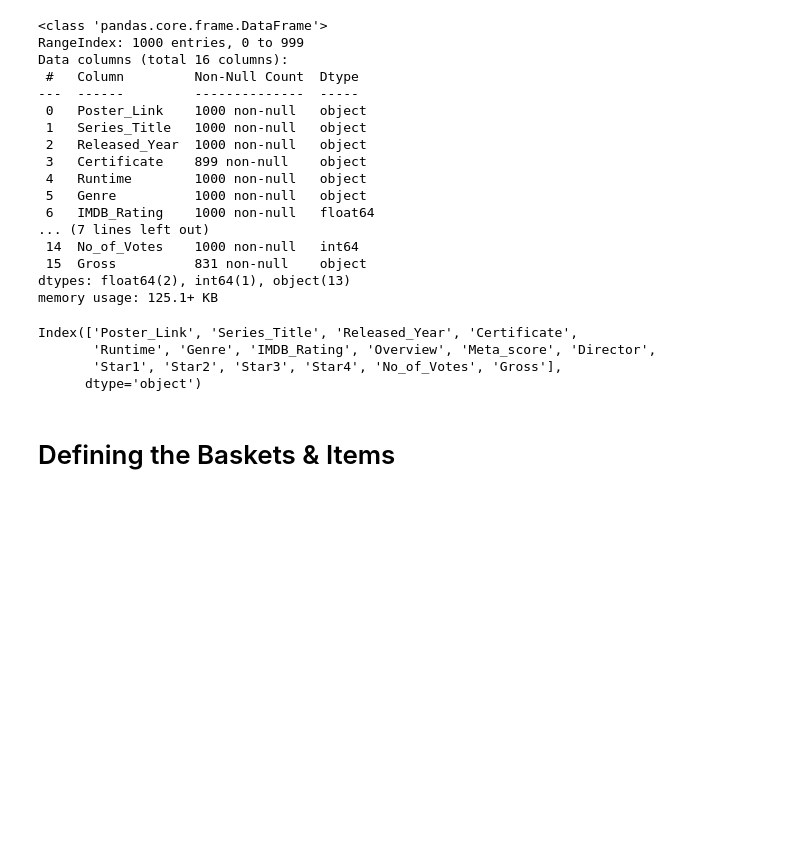
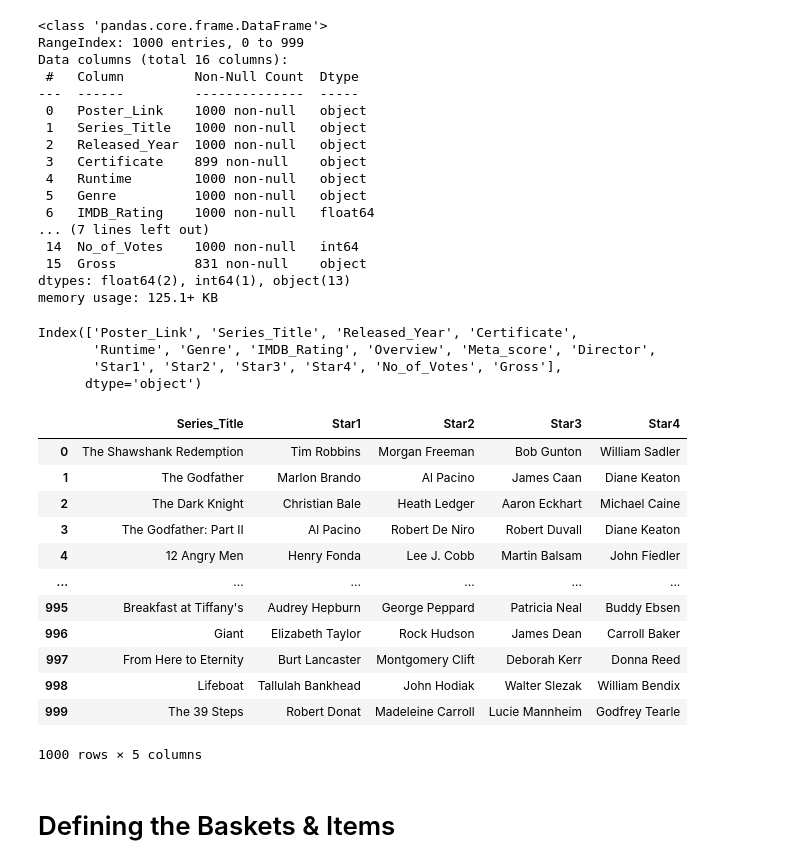
Before and after one commit to bercaakbayir/unimi-dse-amd-assignment, a Jupyter notebook: main.ipynb, the cells around one changed output. Saved outputs shown, nothing was run; the diff lists cells and outputs as text; code cells hidden in the pictures; blank space fills up the shorter version.

```diff
--- a/main.ipynb
+++ b/main.ipynb
@@ -75,6 +75,22 @@ Index(['Poster_Link', 'Series_Title', 'Released_Year', 'Certificate',
        'Runtime', 'Genre', 'IMDB_Rating', 'Overview', 'Meta_score', 'Director',
        'Star1', 'Star2', 'Star3', 'Star4', 'No_of_Votes', 'Gross'],
       dtype='object')
+# %%
+df[['Series_Title', 'Star1', 'Star2', 'Star3', 'Star4']]
+# %% [output]
+|  | Series_Title | Star1 | Star2 | Star3 | Star4 |
+| 0 | The Shawshank Redemption | Tim Robbins | Morgan Freeman | Bob Gunton | William Sadler |
+| 1 | The Godfather | Marlon Brando | Al Pacino | James Caan | Diane Keaton |
+| 2 | The Dark Knight | Christian Bale | Heath Ledger | Aaron Eckhart | Michael Caine |
+| 3 | The Godfather: Part II | Al Pacino | Robert De Niro | Robert Duvall | Diane Keaton |
+| 4 | 12 Angry Men | Henry Fonda | Lee J. Cobb | Martin Balsam | John Fiedler |
+| ... | ... | ... | ... | ... | ... |
+| 995 | Breakfast at Tiffany's | Audrey Hepburn | George Peppard | Patricia Neal | Buddy Ebsen |
+| 996 | Giant | Elizabeth Taylor | Rock Hudson | James Dean | Carroll Baker |
+| 997 | From Here to Eternity | Burt Lancaster | Montgomery Clift | Deborah Kerr | Donna Reed |
+| 998 | Lifeboat | Tallulah Bankhead | John Hodiak | Walter Slezak | William Bendix |
+| 999 | The 39 Steps | Robert Donat | Madeleine Carroll | Lucie Mannheim | Godfrey Tearle |
+1000 rows × 5 columns
 # %% [markdown]
 # Defining the Baskets & Items
 # %%
```
Also changed, not shown: parts of 15 cells of this notebook, 1 other file.
